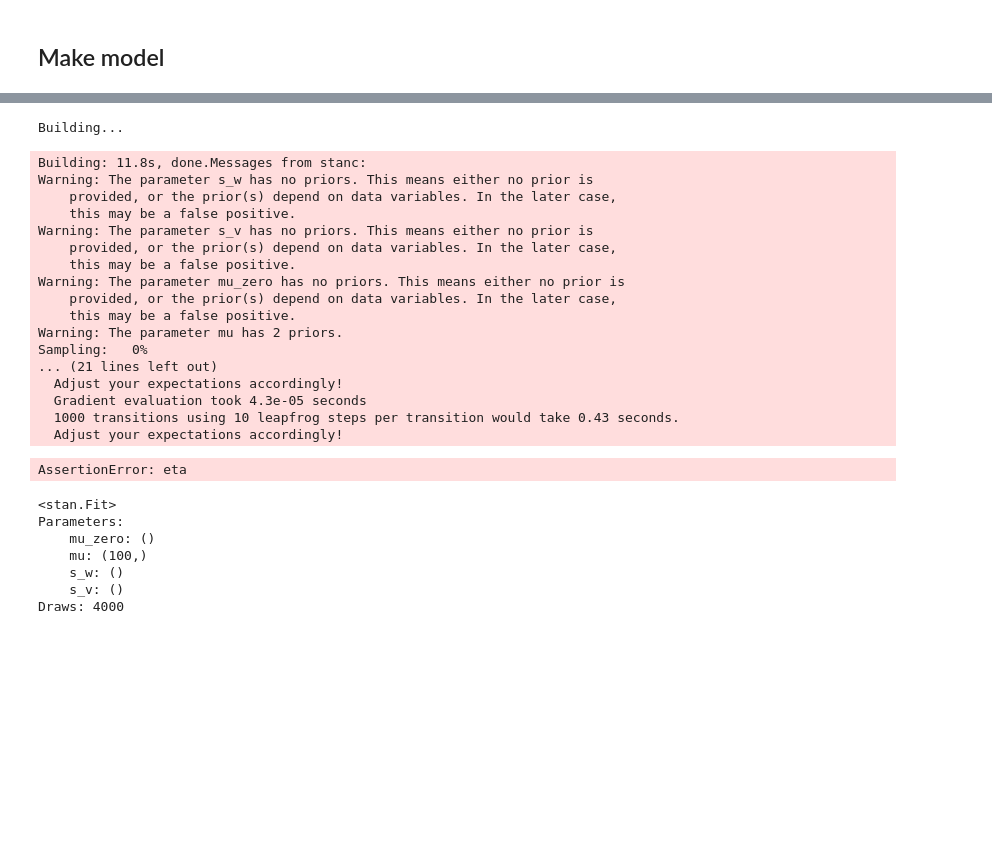
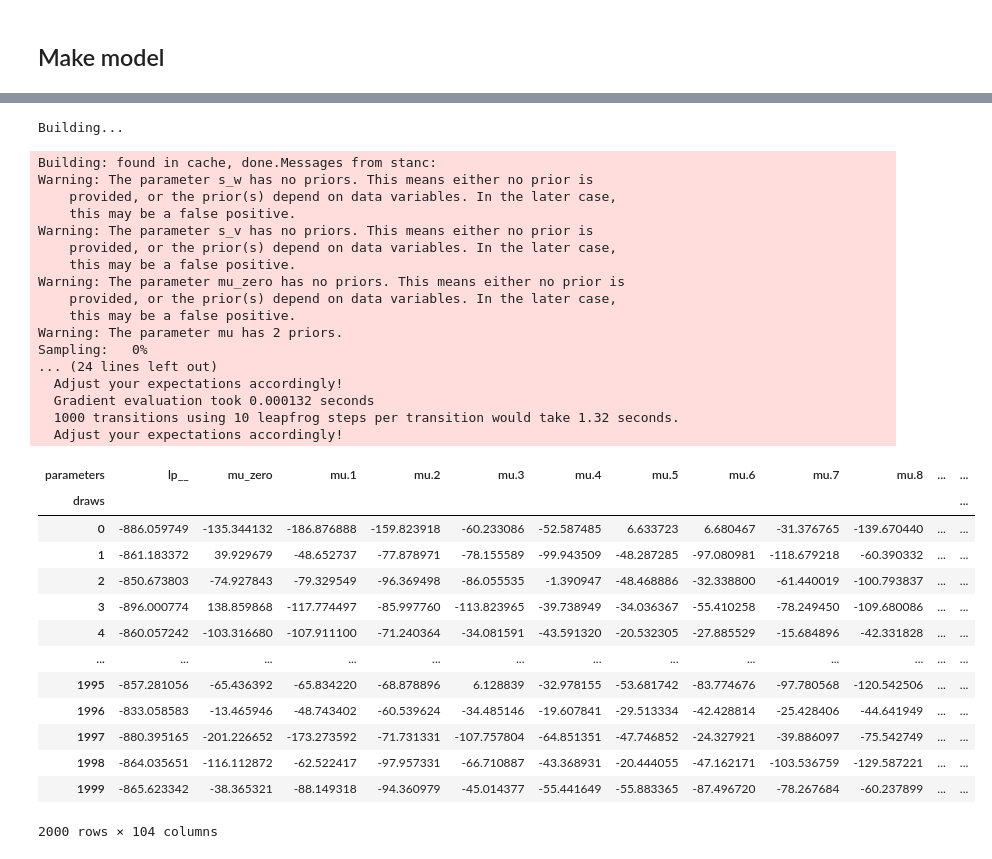
Before and after one commit to tiger-sea/tsa, a Jupyter notebook: 6-3.ipynb, the cells around one changed output, grey strips where cells are left out. Saved outputs shown, nothing was run; the diff lists cells and outputs as text; code cells hidden in the pictures; blank space fills up the shorter version.

```diff
--- a/6-3.ipynb
+++ b/6-3.ipynb
@@ -82,13 +99,13 @@ print(gg2, end="")
 # %%
 df = {"n_sample": n_sample, "y": y}
 with open("6-3.stan", "r") as fstan:
-    posterior = stan.build(fstan.read(), data=df)
-fit = posterior.sample(num_chains=4, num_samples=1000)
-# eta = fit["eta"]  # array with shape (8, 4000)
-# df = fit.to_frame()  # pandas `DataFrame, requires pandas
+    posterior = stan.build(fstan.read(), data=df, random_seed=1023)
+fit = posterior.sample(num_chains=4, num_samples=2500, num_warmup=2500, num_thin=5)
+result = fit.to_frame()
+result = result.drop(['accept_stat__', 'stepsize__', 'treedepth__', 'n_leapfrog__', 'divergent__', 'energy__'], axis=1)
 # %% [output]
 Building...
-Building: 11.8s, done.Messages from stanc:
+Building: found in cache, done.Messages from stanc:
 Warning: The parameter s_w has no priors. This means either no prior is
     provided, or the prior(s) depend on data variables. In the later case,
     this may be a false positive.
@@ -100,19 +117,25 @@ Warning: The parameter mu_zero has no priors. This means either no prior is
     this may be a false positive.
 Warning: The parameter mu has 2 priors.
 Sampling:   0%
-... (21 lines left out)
+... (24 lines left out)
   Adjust your expectations accordingly!
-  Gradient evaluation took 4.3e-05 seconds
-  1000 transitions using 10 leapfrog steps per transition would take 0.43 seconds.
+  Gradient evaluation took 0.000132 seconds
+  1000 transitions using 10 leapfrog steps per transition would take 1.32 seconds.
   Adjust your expectations accordingly!
-AssertionError: eta
-# %%
-fit
-# %% [output]
-<stan.Fit>
-Parameters:
-    mu_zero: ()
-    mu: (100,)
-    s_w: ()
-    s_v: ()
-Draws: 4000
+# %%
+result
+# %% [output]
+| parameters | lp__ | mu_zero | mu.1 | mu.2 | mu.3 | mu.4 | mu.5 | mu.6 | mu.7 | mu.8 | ... | ... |
+| draws |  |  |  |  |  |  |  |  |  |  |  | ... |
+| 0 | -886.059749 | -135.344132 | -186.876888 | -159.823918 | -60.233086 | -52.587485 | 6.633723 | 6.680467 | -31.376765 | -139.670440 | ... | ... |
+| 1 | -861.183372 | 39.929679 | -48.652737 | -77.878971 | -78.155589 | -99.943509 | -48.287285 | -97.080981 | -118.679218 | -60.390332 | ... | ... |
+| 2 | -850.673803 | -74.927843 | -79.329549 | -96.369498 | -86.055535 | -1.390947 | -48.468886 | -32.338800 | -61.440019 | -100.793837 | ... | ... |
+| 3 | -896.000774 | 138.859868 | -117.774497 | -85.997760 | -113.823965 | -39.738949 | -34.036367 | -55.410258 | -78.249450 | -109.680086 | ... | ... |
+| 4 | -860.057242 | -103.316680 | -107.911100 | -71.240364 | -34.081591 | -43.591320 | -20.532305 | -27.885529 | -15.684896 | -42.331828 | ... | ... |
+| ... | ... | ... | ... | ... | ... | ... | ... | ... | ... | ... | ... | ... |
+| 1995 | -857.281056 | -65.436392 | -65.834220 | -68.878896 | 6.128839 | -32.978155 | -53.681742 | -83.774676 | -97.780568 | -120.542506 | ... | ... |
+| 1996 | -833.058583 | -13.465946 | -48.743402 | -60.539624 | -34.485146 | -19.607841 | -29.513334 | -42.428814 | -25.428406 | -44.641949 | ... | ... |
+| 1997 | -880.395165 | -201.226652 | -173.273592 | -71.731331 | -107.757804 | -64.851351 | -47.746852 | -24.327921 | -39.886097 | -75.542749 | ... | ... |
+| 1998 | -864.035651 | -116.112872 | -62.522417 | -97.957331 | -66.710887 | -43.368931 | -20.444055 | -47.162171 | -103.536759 | -129.587221 | ... | ... |
+| 1999 | -865.623342 | -38.365321 | -88.149318 | -94.360979 | -45.014377 | -55.441649 | -55.883365 | -87.496720 | -78.267684 | -60.237899 | ... | ... |
+2000 rows × 104 columns
```
Also changed, not shown: parts of 9 cells of this notebook, 1 other file.
